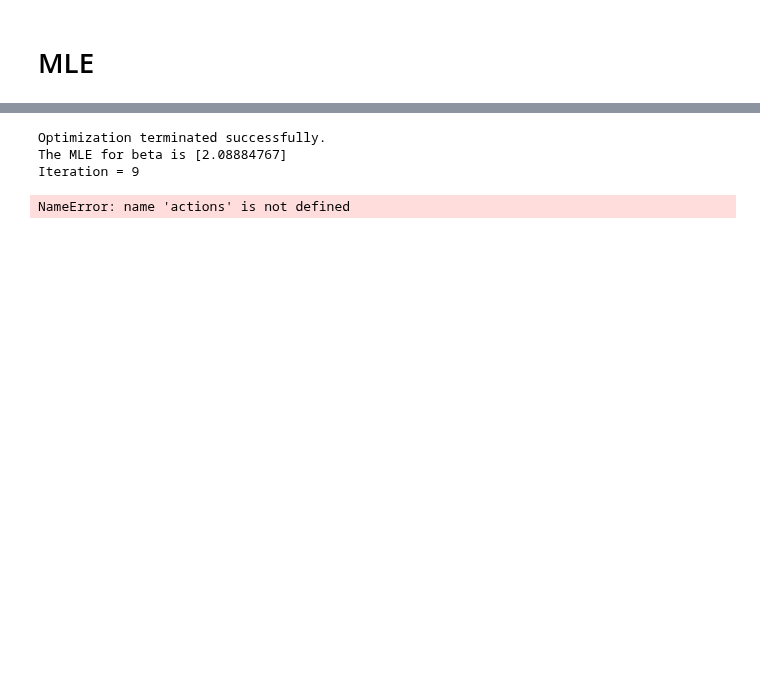
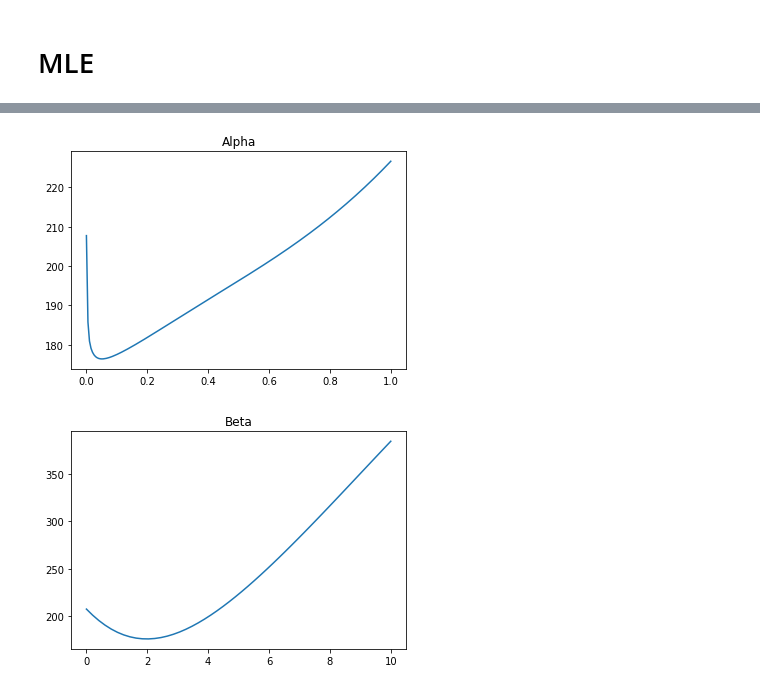
Before and after one commit to Maylibooyah69/RewardReversalPorject, a Jupyter notebook: Toy Q.ipynb, the cells around one changed output, grey strips where cells are left out. Drawn from its saved outputs; the diff is of its cells as text; code cells hidden in the pictures; blank space fills up the shorter version.

```diff
--- a/Toy Q.ipynb
+++ b/Toy Q.ipynb
@@ -337,37 +357,19 @@ Iteration = 8
-# %%
-def neg_log_likelihood(beta,x,Q):
-    n = len(x)
-    sum_ll = 0
-    for i in range(n):
-        dQ = Q[i][0] - Q[i][1]
-        if(x[i] == 0):
-            prob = 1/(np.exp(0-beta*dQ)+1)
-        else:
-            prob = 1 - 1/(np.exp(0-beta*dQ)+1)
-
-        sum_ll = sum_ll - np.log(prob)
-
-    return sum_ll
-
-def MLE_beta(actions,Q,beta0):
-    result = minimize(neg_log_likelihood,beta0, args=(actions,Q))
-    if(result.success):
-        print(result.message)
-        print('The MLE for beta is', result.x)
-        print('Iteration =', result.nit)
-    else:
-        print('The optimization did not converge')
-    return result
-
-# rat.choiceLog's second coloum is that equavllent of "0 for left and 1 for right"
-summary = MLE_beta(np.array(rat.choiceLog)[:,1],rat.Qlog,0)
-# %% [output]
-Optimization terminated successfully.
-The MLE for beta is [2.08884767]
-Iteration = 9
-# %%
-beta_plot = np.linspace(0,10,100)
-plt.plot(beta_plot, neg_log_likelihood(beta_plot,actions,Q))
-plt.show()
-# %% [output]
-NameError: name 'actions' is not defined
+# %%
+actions = rat.choiceLog
+rewards = env.obslog
+# %%
+bvals = np.linspace(0,10,50)
+avals = np.linspace(0,1,200)
+# ll = [neg_log_likelihood(0.2,b,actions,rewards) for b in bvals]
+ll = [neg_log_likelihood(a,2,actions,rewards) for a in avals]
+llb = [neg_log_likelihood(0.05,b,actions,rewards) for b in bvals]
+plt.figure(1)
+plt.plot(avals, ll)
+plt.title('Alpha')
+plt.figure(2)
+plt.plot(bvals, llb)
+plt.title("Beta")
+plt.show()
+# %% [output]
+[figure, added]
+[figure, added]
```
Also changed, not shown: parts of 8 cells of this notebook, 6 other files.
